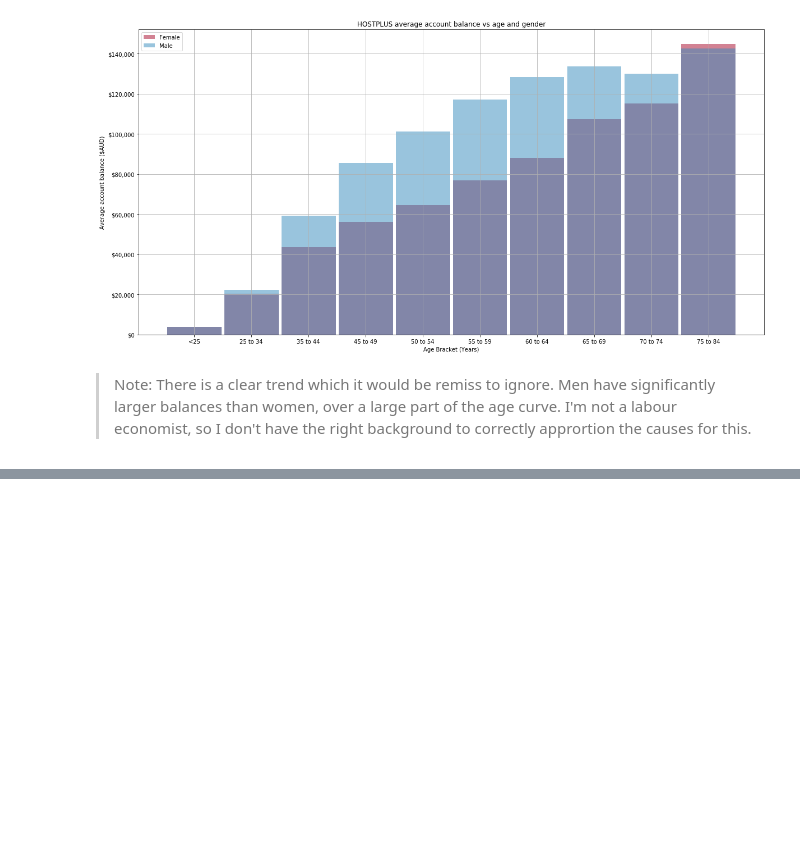
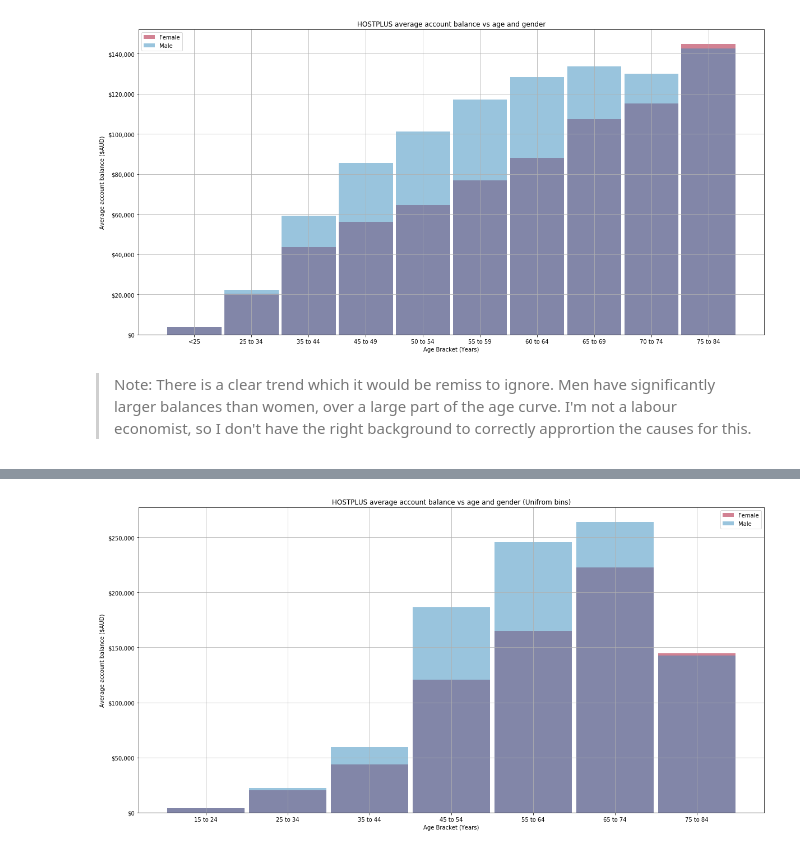
Before and after one commit to CGCooke/Blog, a Jupyter notebook: _notebooks/22-3-2020-Super-Fun-With-Bayesian-Magic.ipynb, the cells around one changed output, grey strips where cells are left out. Saved outputs shown, nothing was run; the diff lists cells and outputs as text; code cells hidden in the pictures; blank space fills up the shorter version.

```diff
--- a/_notebooks/22-3-2020-Super-Fun-With-Bayesian-Magic.ipynb
+++ b/_notebooks/22-3-2020-Super-Fun-With-Bayesian-Magic.ipynb
@@ -128,0 +141,26 @@ plt.show()
+# %%
+def create_uniform_bins(x):
+    new_array = np.array([x[0],x[1],x[2],x[3]+x[4],x[5]+x[6],x[7]+x[8],x[9]])
+    return(new_array)
+
+
+
+members_f_average_account_balance_uniform = create_uniform_bins(members_f_average_account_balance)
+members_m_average_account_balance_uniform = create_uniform_bins(members_m_average_account_balance)
+
+
+age_brackets_uniform = ['15 to 24','25 to 34','35 to 44','45 to 54','55 to 64','65 to 74','75 to 84']
+plt.bar(age_brackets_uniform,members_f_average_account_balance_uniform,label='Female',alpha=0.5,width=0.95,color='#A60628')
+plt.bar(age_brackets_uniform,members_m_average_account_balance_uniform,label='Male',alpha=0.5,width=0.95,color='#348ABD')
+
+
+plt.grid()
+plt.legend()
+plt.title('HOSTPLUS average account balance vs age and gender (Unifrom bins)')
+plt.ylabel('Average account balance ($AUD)')
+plt.xlabel('Age Bracket (Years)')
+ax = plt.gca()
+ax.get_yaxis().set_major_formatter(plt.FuncFormatter(lambda x, loc: "${:,}".format(int(x))))
+plt.show()
+# %% [output]
+[figure, added]
```
Also changed, not shown: parts of 4 cells of this notebook.
